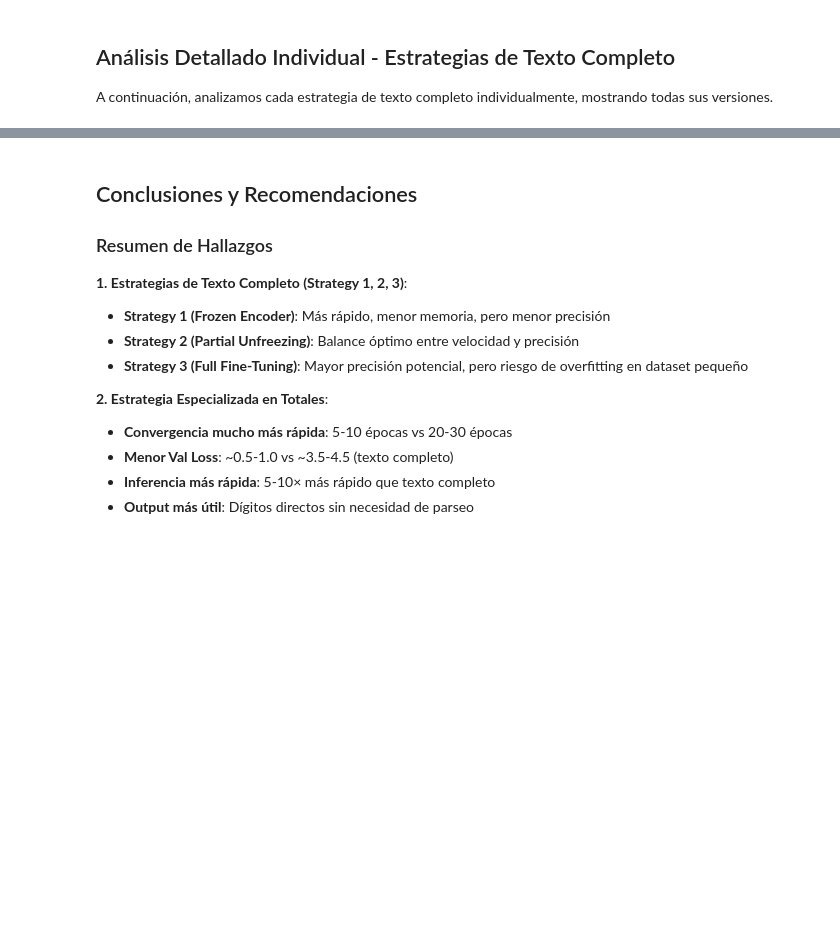
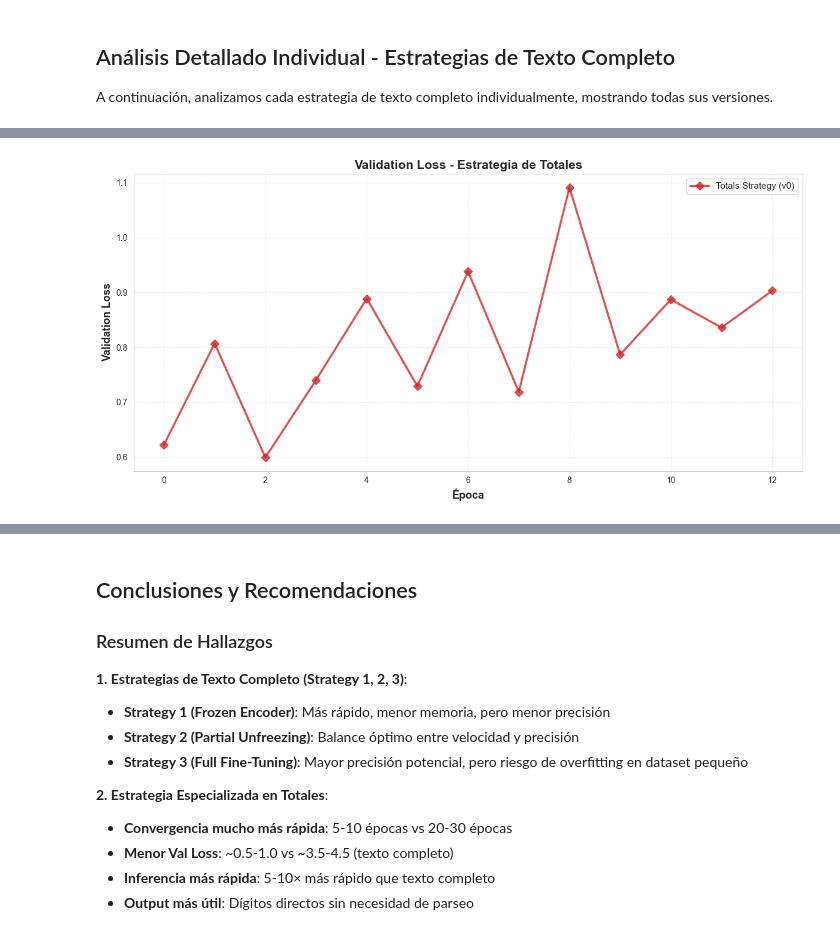
Before and after one commit to GabrielEdid/Reto_BloqueIA, a Jupyter notebook: TrOCR_Training.ipynb, the cells around one changed output, grey strips where cells are left out. Saved outputs shown, nothing was run; the diff lists cells and outputs as text; code cells hidden in the pictures; blank space fills up the shorter version.

```diff
--- a/TrOCR_Training.ipynb
+++ b/TrOCR_Training.ipynb
@@ -2360,0 +2517,88 @@ print(f"{'═'*100}")
+# %%
+# Gráficas individuales para estrategia de totales
+if totals_best_version is not None:
+    data = totals_best_version
+    df = data['df']
+
+    color_totals = '#d62728'
+    marker_totals = 'D'
+
+    # 1. Validation Loss
+    print("📊 Gráfica 1: Validation Loss - Estrategia de Totales\n")
+    plt.figure(figsize=(12, 6))
+    val_losses = df.dropna(subset=['val_loss'])
+    if len(val_losses) > 0:
+        plt.plot(val_losses['epoch'], val_losses['val_loss'],
+               label=f"{data['name']} (v{data['version']})",
+               marker=marker_totals,
+               color=color_totals,
+               linewidth=2.5, markersize=7, alpha=0.8)
+    plt.xlabel('Época', fontsize=13, fontweight='bold')
+    plt.ylabel('Validation Loss', fontsize=13, fontweight='bold')
+    plt.title('Validation Loss - Estrategia de Totales', fontsize=15, fontweight='bold')
+    plt.legend(fontsize=11, loc='best')
+    plt.grid(True, alpha=0.3, linestyle='--')
+    plt.tight_layout()
+    plt.show()
+
+    # 2. Validation Accuracy
+    print("\n📊 Gráfica 2: Validation Accuracy - Estrategia de Totales\n")
+    plt.figure(figsize=(12, 6))
+    if 'val_acc' in df.columns:
+        val_accs = df.dropna(subset=['val_acc'])
+        if len(val_accs) > 0:
+            plt.plot(val_accs['epoch'], val_accs['val_acc'] * 100,
+                   label=f"{data['name']} (v{data['version']})",
+                   marker=marker_totals,
+                   color=color_totals,
+                   linewidth=2.5, markersize=7, alpha=0.8)
+    plt.xlabel('Época', fontsize=13, fontweight='bold')
+    plt.ylabel('Validation Accuracy (%)', fontsize=13, fontweight='bold')
+    plt.title('Validation Accuracy - Estrategia de Totales', fontsize=15, fontweight='bold')
+    plt.legend(fontsize=11, loc='best')
+    plt.grid(True, alpha=0.3, linestyle='--')
+    plt.tight_layout()
+    plt.show()
+
+    # 3. Training Loss
+    print("\n📊 Gráfica 3: Training Loss - Estrategia de Totales\n")
+    plt.figure(figsize=(12, 6))
+    if 'train_loss_epoch' in df.columns:
+        train_losses = df.dropna(subset=['train_loss_epoch'])
+        if len(train_losses) > 0:
+            plt.plot(train_losses['epoch'], train_losses['train_loss_epoch'],
+                   label=f"{data['name']} (v{data['version']})",
+                   marker=marker_totals,
+                   color=color_totals,
+                   linewidth=2.5, markersize=7, alpha=0.7)
+    plt.xlabel('Época', fontsize=13, fontweight='bold')
+    plt.ylabel('Training Loss', fontsize=13, fontweight='bold')
+    plt.title('Training Loss - Estrategia de Totales', fontsize=15, fontweight='bold')
+    plt.legend(fontsize=11, loc='best')
+    plt.grid(True, alpha=0.3, linestyle='--')
+    plt.tight_layout()
+    plt.show()
+
+    # 4. Training Accuracy
+    print("\n📊 Gráfica 4: Training Accuracy - Estrategia de Totales\n")
+    plt.figure(figsize=(12, 6))
+    if 'train_acc' in df.columns:
+        train_accs = df.dropna(subset=['train_acc'])
+        if len(train_accs) > 0:
+            plt.plot(train_accs['epoch'], train_accs['train_acc'] * 100,
+                   label=f"{data['name']} (v{data['version']})",
+                   marker=marker_totals,
+                   color=color_totals,
+                   linewidth=2.5, markersize=7, alpha=0.7)
+    plt.xlabel('Época', fontsize=13, fontweight='bold')
+    plt.ylabel('Training Accuracy (%)', fontsize=13, fontweight='bold')
+    plt.title('Training Accuracy - Estrategia de Totales', fontsize=15, fontweight='bold')
+    plt.legend(fontsize=11, loc='best')
+    plt.grid(True, alpha=0.3, linestyle='--')
+    plt.tight_layout()
+    plt.show()
+
+    print(f"\n{'═'*100}\n")
+else:
+    print("⚠️ No se cargó la mejor versión de totales. Ejecuta las celdas anteriores primero.\n")
+# %% [output]
@@ -2360,0 +2606 @@ print(f"{'═'*100}")
+[figure, added]
```
Also changed, not shown: parts of 11 cells of this notebook.
